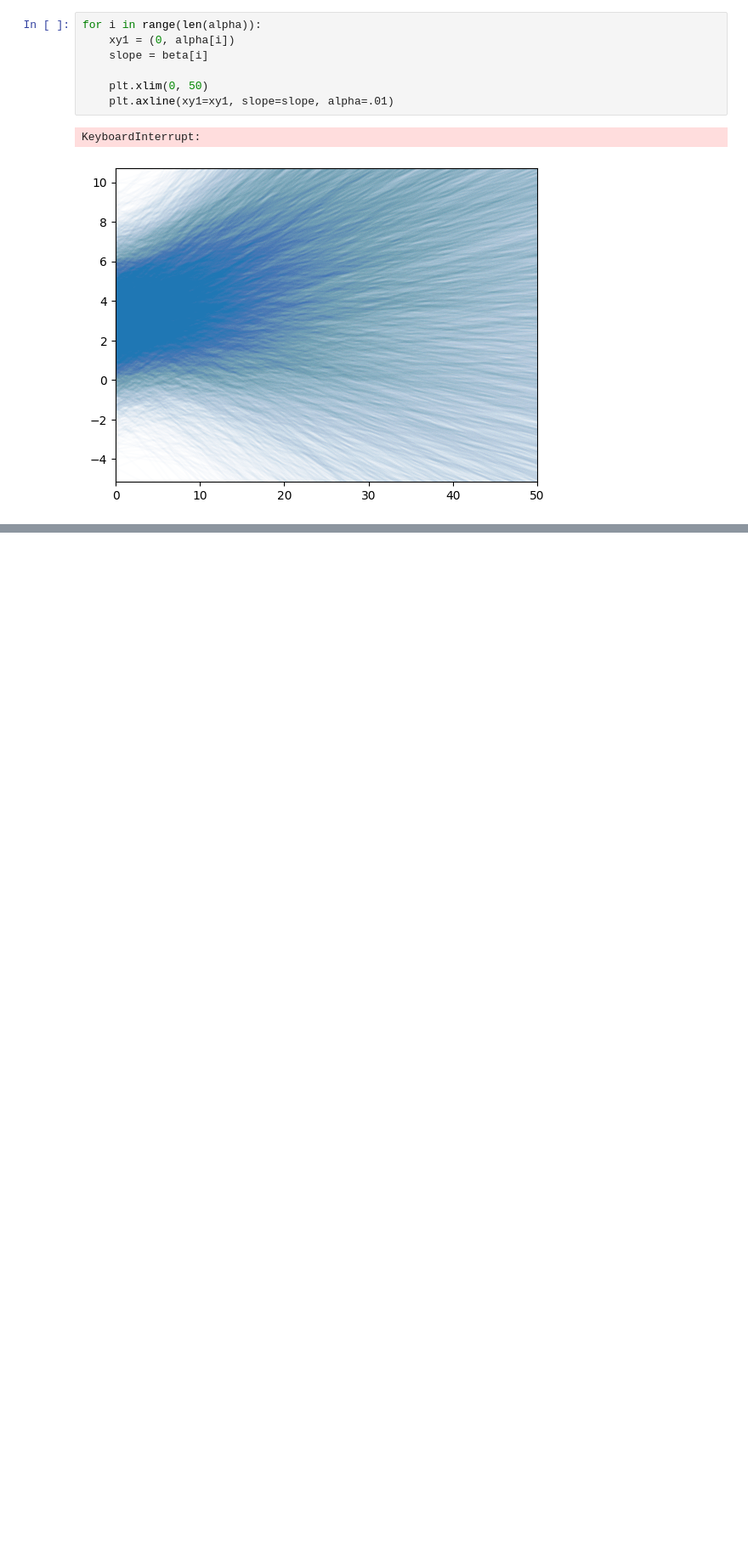
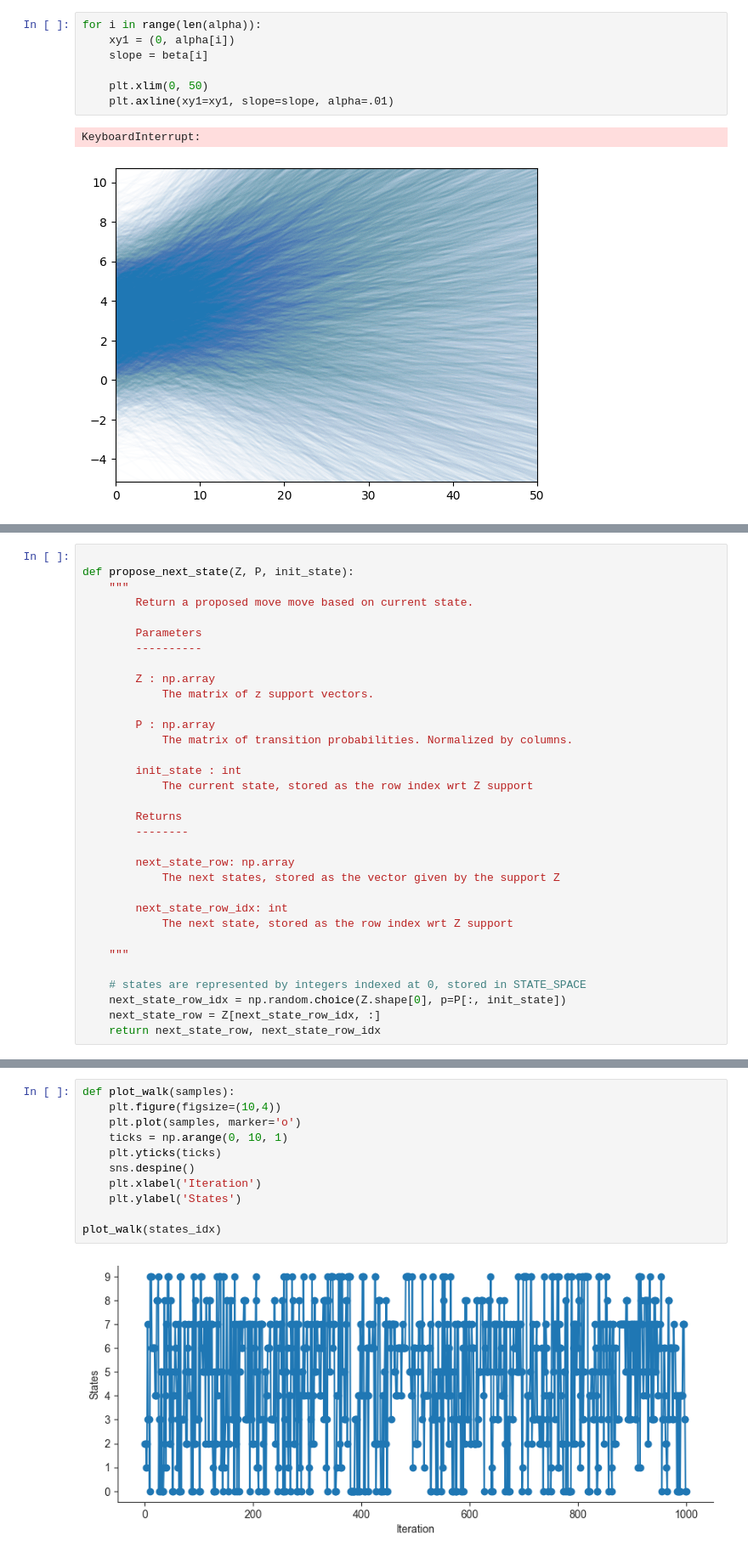
Before and after one commit to ajbarrows/uvmbayes, a Jupyter notebook: notebooks/problem_sets/20240927-problem_set_2.ipynb, the cells around one changed output, grey strips where cells are left out. Shown at 85% size. Saved outputs shown, nothing was run; the diff lists cells and outputs as text; blank space fills up the shorter version.

```diff
--- a/notebooks/problem_sets/20240927-problem_set_2.ipynb
+++ b/notebooks/problem_sets/20240927-problem_set_2.ipynb
@@ -143,0 +209,33 @@ KeyboardInterrupt:
+# %%
+
+def propose_next_state(Z, P, init_state):
+    """
+        Return a proposed move move based on current state.
+
+        Parameters
+        ----------
+
+        Z : np.array
+            The matrix of z support vectors.
+
+        P : np.array
+            The matrix of transition probabilities. Normalized by columns.
+
+        init_state : int
+            The current state, stored as the row index wrt Z support
+
+        Returns
+        --------
+
+        next_state_row: np.array
+            The next states, stored as the vector given by the support Z
+
+        next_state_row_idx: int
+            The next state, stored as the row index wrt Z support
+
+    """
+
+    # states are represented by integers indexed at 0, stored in STATE_SPACE
+    next_state_row_idx = np.random.choice(Z.shape[0], p=P[:, init_state])
+    next_state_row = Z[next_state_row_idx, :]
+    return next_state_row, next_state_row_idx
@@ -143,0 +295,13 @@ KeyboardInterrupt:
+# %%
+def plot_walk(samples):
+    plt.figure(figsize=(10,4))
+    plt.plot(samples, marker='o')
+    ticks = np.arange(0, 10, 1)
+    plt.yticks(ticks)
+    sns.despine()
+    plt.xlabel('Iteration')
+    plt.ylabel('States')
+
+plot_walk(states_idx)
+# %% [output]
+[figure, added]
```
Also changed, not shown: parts of 7 cells of this notebook.
